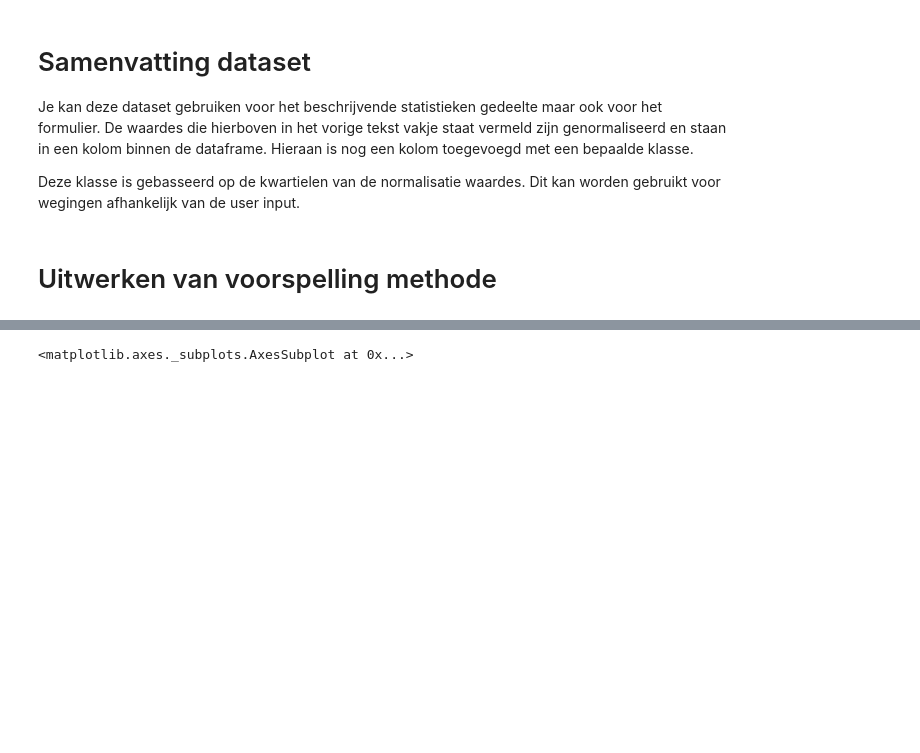
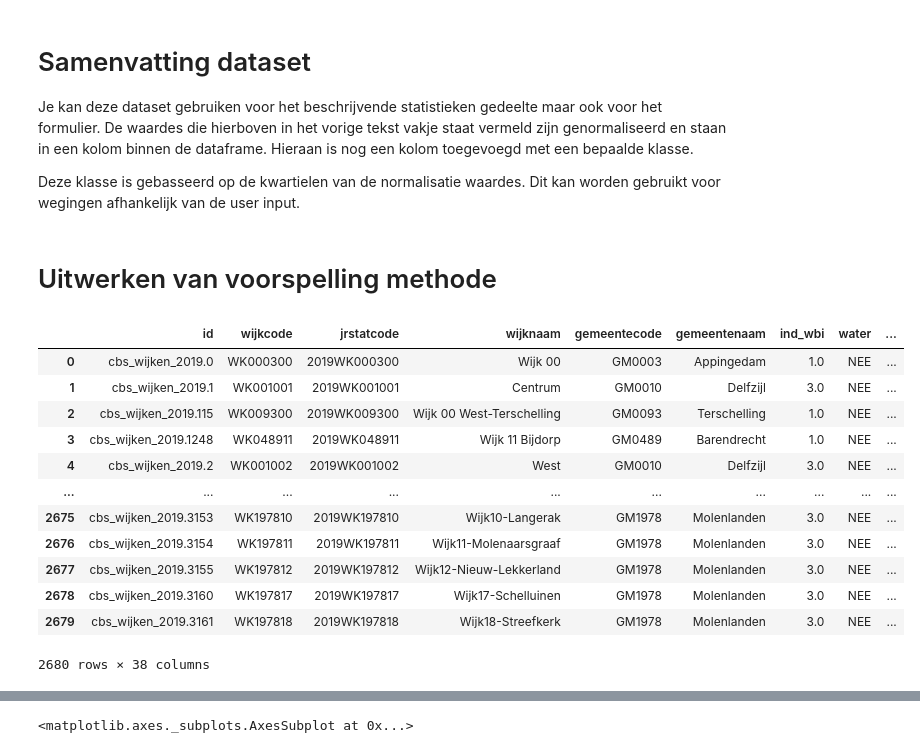
Before and after one commit to BramblePie/FlaskReact, a Jupyter notebook: flask-backend/notebooks/Demografie.ipynb, the cells around one changed output, grey strips where cells are left out. Saved outputs shown, nothing was run; the diff lists cells and outputs as text; code cells hidden in the pictures; blank space fills up the shorter version.

```diff
--- a/flask-backend/notebooks/Demografie.ipynb
+++ b/flask-backend/notebooks/Demografie.ipynb
@@ -351,5 +351,22 @@ df_voorspelling = gpdf_wijken[['id', 'wijkcode', 'jrstatcode', 'wijknaam', 'geme
        'percentage_overige_nietwestersemigratieachtergrond',
        'oppervlakte_totaal_in_ha', 'oppervlakte_land_in_ha',
        'oppervlakte_water_in_ha']]
+# %%
+df_voorspelling_zonder_nan = df_voorspelling.dropna()
+df_voorspelling_zonder_nan = df_voorspelling_zonder_nan.reset_index(drop=True)
+# %% [output]
+|  | id | wijkcode | jrstatcode | wijknaam | gemeentecode | gemeentenaam | ind_wbi | water | ... |
+| 0 | cbs_wijken_2019.0 | WK000300 | 2019WK000300 | Wijk 00 | GM0003 | Appingedam | 1.0 | NEE | ... |
+| 1 | cbs_wijken_2019.1 | WK001001 | 2019WK001001 | Centrum | GM0010 | Delfzijl | 3.0 | NEE | ... |
+| 2 | cbs_wijken_2019.115 | WK009300 | 2019WK009300 | Wijk 00 West-Terschelling | GM0093 | Terschelling | 1.0 | NEE | ... |
+| 3 | cbs_wijken_2019.1248 | WK048911 | 2019WK048911 | Wijk 11 Bijdorp | GM0489 | Barendrecht | 1.0 | NEE | ... |
+| 4 | cbs_wijken_2019.2 | WK001002 | 2019WK001002 | West | GM0010 | Delfzijl | 3.0 | NEE | ... |
+| ... | ... | ... | ... | ... | ... | ... | ... | ... | ... |
+| 2675 | cbs_wijken_2019.3153 | WK197810 | 2019WK197810 | Wijk10-Langerak | GM1978 | Molenlanden | 3.0 | NEE | ... |
+| 2676 | cbs_wijken_2019.3154 | WK197811 | 2019WK197811 | Wijk11-Molenaarsgraaf | GM1978 | Molenlanden | 3.0 | NEE | ... |
+| 2677 | cbs_wijken_2019.3155 | WK197812 | 2019WK197812 | Wijk12-Nieuw-Lekkerland | GM1978 | Molenlanden | 3.0 | NEE | ... |
+| 2678 | cbs_wijken_2019.3160 | WK197817 | 2019WK197817 | Wijk17-Schelluinen | GM1978 | Molenlanden | 3.0 | NEE | ... |
+| 2679 | cbs_wijken_2019.3161 | WK197818 | 2019WK197818 | Wijk18-Streefkerk | GM1978 | Molenlanden | 3.0 | NEE | ... |
+2680 rows × 38 columns
 # %%
 import seaborn as sns
```
Also changed, not shown: parts of 7 cells of this notebook.
